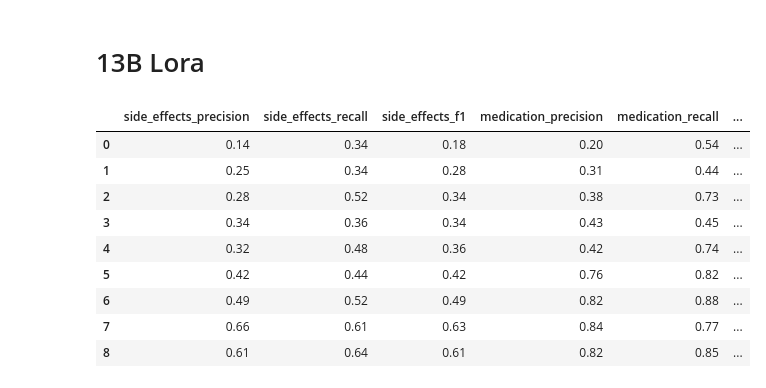
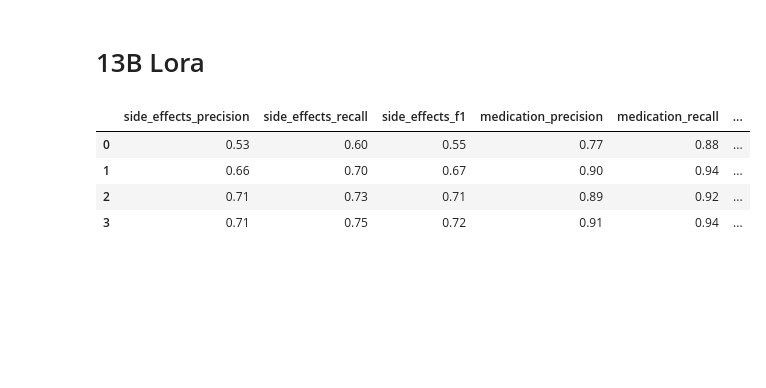
Before and after one commit to maregli/inf-extr, a Jupyter notebook: notebooks/side-effects/side-effects-evaluation.ipynb, the cells around one changed output. Drawn from its saved outputs; the diff is of its cells as text; code cells hidden in the pictures; blank space fills up the shorter version.

```diff
--- a/notebooks/side-effects/side-effects-evaluation.ipynb
+++ b/notebooks/side-effects/side-effects-evaluation.ipynb
@@ -876,29 +876,24 @@ thesis7b_f1 = thesis7b[["strategy"] + [col for col in thesis7b.columns if "f1" i
 # %% [markdown]
 # 13B Lora
 # %%
-file_paths13b_lora = [
-              paths.RESULTS_PATH/"side-effects/side-effects_outlines_Llama2-MedTuned-13b-LoRa-merged_4bit_few_shot_instruction_10_examples.pt",
-              paths.RESULTS_PATH/"side-effects/side-effects_outlines_Llama2-MedTuned-13b-LoRa-merged_4bit_zero_shot_vanilla_rag.pt",
-              paths.RESULTS_PATH/"side-effects/side-effects_outlines_Llama2-MedTuned-13b-LoRa-merged_4bit_zero_shot_instruction_rag.pt",
-              paths.RESULTS_PATH/"side-effects/side-effects_outlines_Llama2-MedTuned-13b-LoRa-merged_4bit_few_shot_vanilla_10_examples_rag.pt",
-              paths.RESULTS_PATH/"side-effects/side-effects_outlines_Llama2-MedTuned-13b-LoRa-merged_4bit_few_shot_instruction_10_examples_rag.pt",
-              paths.RESULTS_PATH/"side-effects/side-effects_outlines_Llama2-MedTuned-13b-LoRa-merged_4bit_zero_shot_vanilla_s2a.pt",
-              paths.RESULTS_PATH/"side-effects/side-effects_outlines_Llama2-MedTuned-13b-LoRa-merged_4bit_zero_shot_instruction_s2a.pt",
-              paths.RESULTS_PATH/"side-effects/side-effects_outlines_Llama2-MedTuned-13b-LoRa-merged_4bit_few_shot_vanilla_10_examples_s2a.pt",
-              paths.RESULTS_PATH/"side-effects/side-effects_outlines_Llama2-MedTuned-13b-LoRa-merged_4bit_few_shot_instruction_10_examples_s2a.pt",]
+file_paths13b_lora_1024 = [
+              # paths.RESULTS_PATH/"side-effects/side-effects_outlines_Llama2-MedTuned-13b-1024-lora-merged_4bit_few_shot_instruction_10_examples.pt",
+              # paths.RESULTS_PATH/"side-effects/side-effects_outlines_Llama2-MedTuned-13b-1024-lora-merged_4bit_zero_shot_vanilla_rag.pt",
+              # paths.RESULTS_PATH/"side-effects/side-effects_outlines_Llama2-MedTuned-13b-1024-lora-merged_4bit_zero_shot_instruction_rag.pt",
+              # paths.RESULTS_PATH/"side-effects/side-effects_outlines_Llama2-MedTuned-13b-1024-lora-merged_4bit_few_shot_vanilla_10_examples_rag.pt",
+              # paths.RESULTS_PATH/"side-effects/side-effects_outlines_Llama2-MedTuned-13b-1024-lora-merged_4bit_few_shot_instruction_10_examples_rag.pt",
+              paths.RESULTS_PATH/"side-effects/side-effects_outlines_Llama2-MedTuned-13b-1024-lora-merged_4bit_zero_shot_vanilla_s2a.pt",
+              paths.RESULTS_PATH/"side-effects/side-effects_outlines_Llama2-MedTuned-13b-1024-lora-merged_4bit_zero_shot_instruction_s2a.pt",
+              paths.RESULTS_PATH/"side-effects/side-effects_outlines_Llama2-MedTuned-13b-1024-lora-merged_4bit_few_shot_vanilla_10_examples_s2a.pt",
+              paths.RESULTS_PATH/"side-effects/side-effects_outlines_Llama2-MedTuned-13b-1024-lora-merged_4bit_few_shot_instruction_10_examples_s2a.pt",]
 # %%
-results13b_lora = summarize(file_paths13b_lora, paths.RESULTS_PATH/"side-effects/labels.xlsx", model=model, tokenizer=tokenizer, threshold = 0.5)
+results13b_lora_1024 = summarize(file_paths13b_lora_1024, paths.RESULTS_PATH/"side-effects/labels.xlsx", model=model, tokenizer=tokenizer, threshold = 0.5)
-# %%
-results13b_lora = results13b_lora.round(2)
-results13b_lora
-# %% [output]
-|  | side_effects_precision | side_effects_recall | side_effects_f1 | medication_precision | medication_recall | ... |
-| 0 | 0.14 | 0.34 | 0.18 | 0.20 | 0.54 | ... |
-| 1 | 0.25 | 0.34 | 0.28 | 0.31 | 0.44 | ... |
-| 2 | 0.28 | 0.52 | 0.34 | 0.38 | 0.73 | ... |
-| 3 | 0.34 | 0.36 | 0.34 | 0.43 | 0.45 | ... |
-| 4 | 0.32 | 0.48 | 0.36 | 0.42 | 0.74 | ... |
-| 5 | 0.42 | 0.44 | 0.42 | 0.76 | 0.82 | ... |
-| 6 | 0.49 | 0.52 | 0.49 | 0.82 | 0.88 | ... |
-| 7 | 0.66 | 0.61 | 0.63 | 0.84 | 0.77 | ... |
-| 8 | 0.61 | 0.64 | 0.61 | 0.82 | 0.85 | ... |
+# %%
+results13b_lora_1024 = results13b_lora_1024.round(2)
+results13b_lora_1024
+# %% [output]
+|  | side_effects_precision | side_effects_recall | side_effects_f1 | medication_precision | medication_recall | ... |
+| 0 | 0.53 | 0.60 | 0.55 | 0.77 | 0.88 | ... |
+| 1 | 0.66 | 0.70 | 0.67 | 0.90 | 0.94 | ... |
+| 2 | 0.71 | 0.73 | 0.71 | 0.89 | 0.92 | ... |
+| 3 | 0.71 | 0.75 | 0.72 | 0.91 | 0.94 | ... |
```
Also changed, not shown: parts of 7 cells of this notebook.
